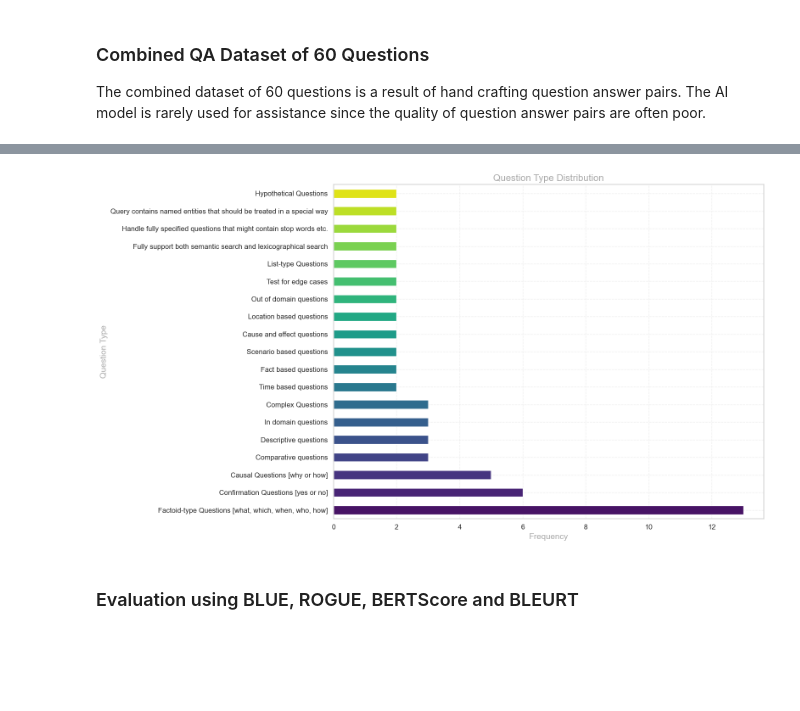
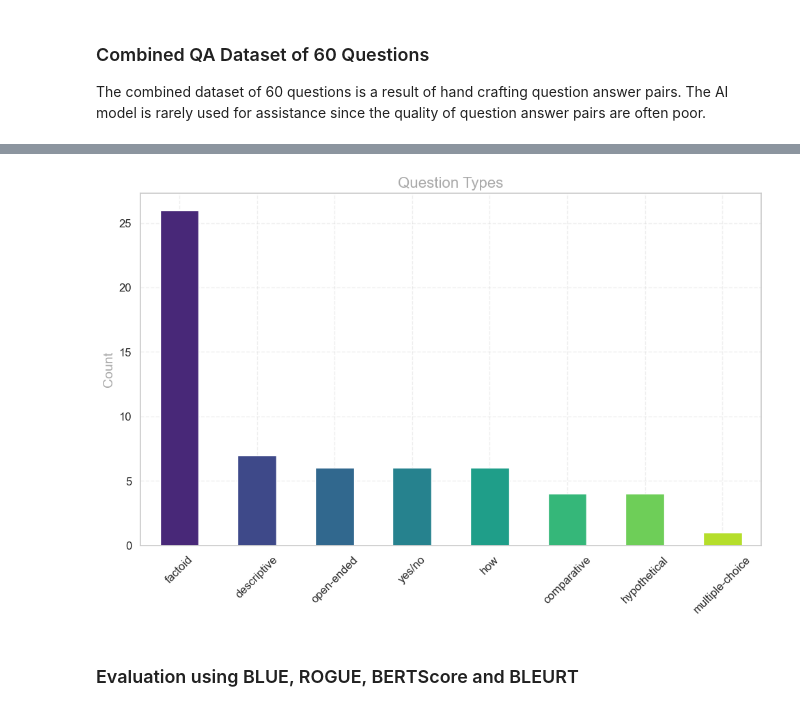
Before and after one commit to KennyLoRI/pubMedNLP, a Jupyter notebook: kedronlp/notebooks/Evaluation.ipynb, the cells around one changed output, grey strips where cells are left out. Saved outputs shown, nothing was run; the diff lists cells and outputs as text; code cells hidden in the pictures; blank space fills up the shorter version.

Commit message:
Updated question types for evaluation for 60 questions

```diff
--- a/kedronlp/notebooks/Evaluation.ipynb
+++ b/kedronlp/notebooks/Evaluation.ipynb
@@ -66,7 +66,7 @@ df_add.head(60)
 The combined dataset of 60 questions is a result of hand crafting question answer pairs. The AI model is rarely used for assistance since the quality of question answer pairs are often poor.
 # %%
 df = pd.concat([df_human, df_add], axis=0)
-df = df.drop(columns=["PMID", "Answer Our Model"])
+df = df.drop(columns=["PMID", "Answer Our Model", "Question Type Detailed"])
 
 df = df.fillna("")
 df["Answer"] = df["Answer Human"].astype(str) + df["Answer"].astype(str)
@@ -99,29 +99,29 @@ df.head(60)
 # %%
 import matplotlib.pyplot as plt
 import seaborn as sns
 
 sns.set_theme(style="whitegrid", palette="viridis")
 colors = sns.color_palette("viridis", 6)
 
 num_categories = len(df["Question Type"].unique())
 colors = sns.color_palette("viridis", num_categories)
 
-fig, axes = plt.subplots(nrows=1, ncols=1, figsize=(16, 9))
+fig, axes = plt.subplots(nrows=1, ncols=1, figsize=(10, 7))
 
-df["Question Type"].value_counts().plot(kind="barh", color=colors, ax=axes)
-axes.set_title("Question Type Distribution", fontsize=16, color="darkgray")
-axes.set_xlabel("Frequency", fontsize=14, color="darkgray")
-axes.set_ylabel("Question Type", fontsize=14, color="darkgray")
+df["Question Type"].value_counts().plot(kind="bar", color=colors, ax=axes)
+axes.set_title("Question Types", fontsize=16, color="darkgray")
+axes.set_xlabel("", fontsize=14, color="darkgray")
+axes.set_ylabel("Count", fontsize=14, color="darkgray")
 axes.tick_params(axis="both", labelsize=12, color="darkgray")
 axes.grid(alpha=0.3, linestyle="--")
 
 plt.tight_layout()
-
+plt.xticks(rotation=45)
 plt.savefig("question_types.png", transparent=True)
 
 plt.show()
 # %% [output]
-[figure, old version]
+[figure, new version]
 # %% [markdown]
 ### Evaluation using BLUE, ROGUE, BERTScore and BLEURT
 # %%
```
Also changed, not shown: parts of 3 cells of this notebook, 3 other files.
